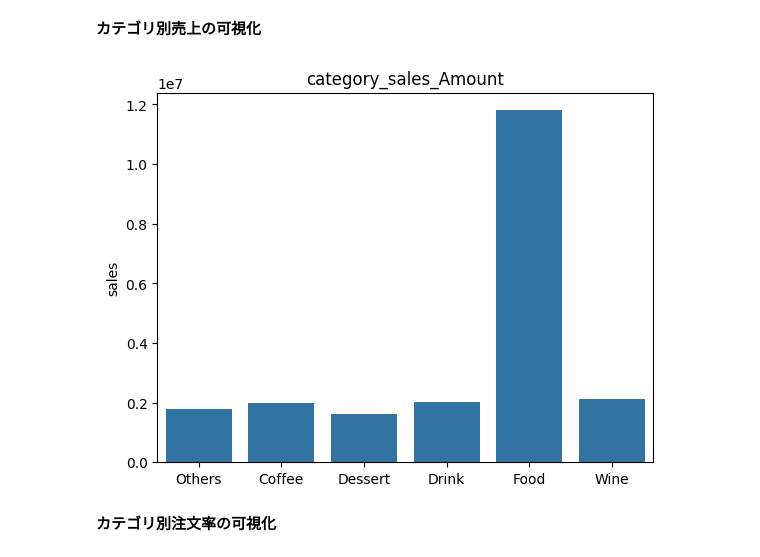
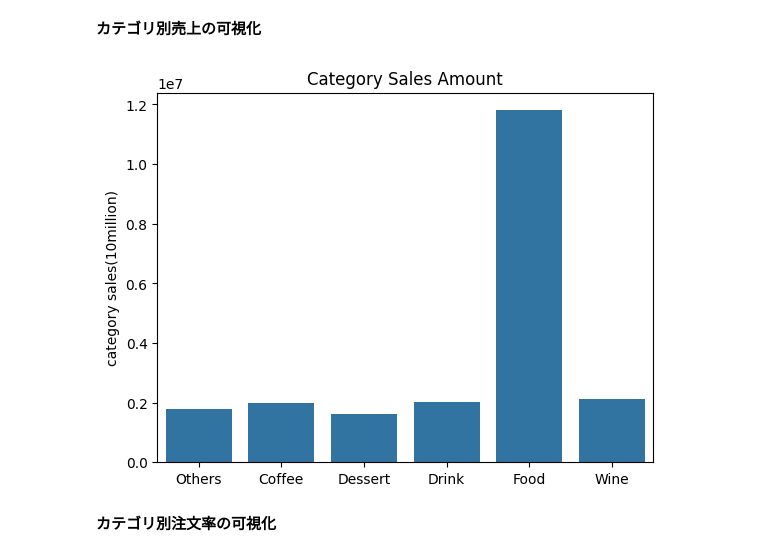
Before and after one commit to YoshiakiAsahara/for-intern, a Jupyter notebook: phase1.ipynb, the cells around one changed output. Saved outputs shown, nothing was run; the diff lists cells and outputs as text; code cells hidden in the pictures.

```diff
--- a/phase1.ipynb
+++ b/phase1.ipynb
@@ -478,11 +484,11 @@ print('その他の注文率は  ',rate_category_tmp.loc['Other','注文率'],'%
 # %%
 #カテゴリ別売上の可視化
 sns.barplot(x='カテゴリ',y='総売上高',data=category_sales)
-plt.ylabel('sales')
+plt.ylabel('category sales(10million)')
 plt.xlabel('')
-plt.title('category_sales_Amount');
+plt.title('Category Sales Amount');
 # %% [output]
-[figure, old version]
+[figure, new version]
 # %% [markdown]
 **カテゴリ別注文率の可視化**
 # %%
```
Also changed, not shown: parts of 9 cells of this notebook.
